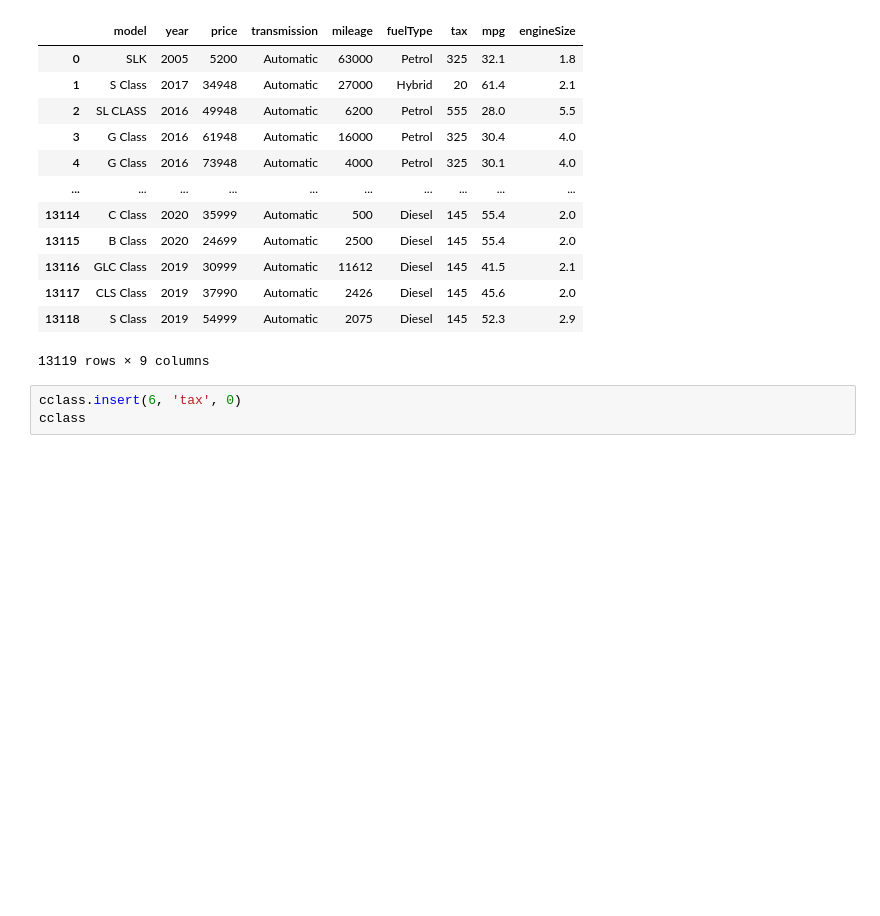
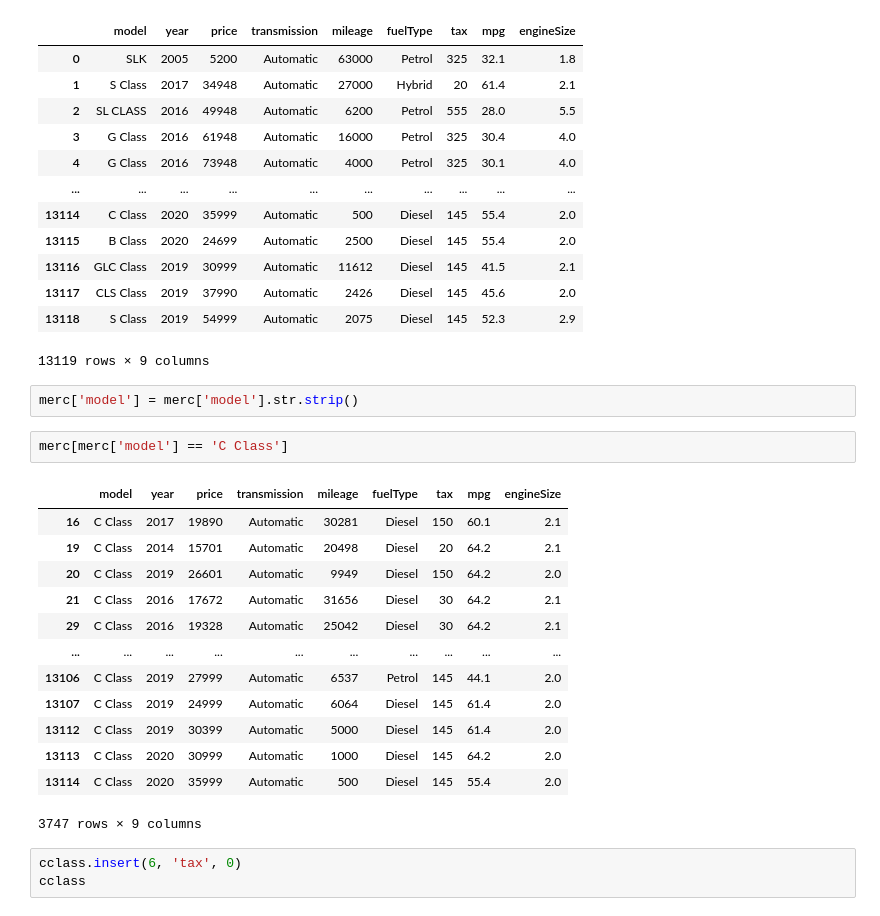
Before and after one commit to d-widyantama/ML-Regression-UsedCarsPrediction-finpro-alpha, a Jupyter notebook: 1-Data Preparation.ipynb, the cells around one changed output. Drawn from its saved outputs; the diff is of its cells as text; blank space fills up the shorter version.

```diff
--- a/1-Data Preparation.ipynb
+++ b/1-Data Preparation.ipynb
@@ -133,6 +133,24 @@ merc
 | 13117 | CLS Class | 2019 | 37990 | Automatic | 2426 | Diesel | 145 | 45.6 | 2.0 |
 | 13118 | S Class | 2019 | 54999 | Automatic | 2075 | Diesel | 145 | 52.3 | 2.9 |
 13119 rows × 9 columns
+# %%
+merc['model'] = merc['model'].str.strip()
+# %%
+merc[merc['model'] == 'C Class']
+# %% [output]
+|  | model | year | price | transmission | mileage | fuelType | tax | mpg | engineSize |
+| 16 | C Class | 2017 | 19890 | Automatic | 30281 | Diesel | 150 | 60.1 | 2.1 |
+| 19 | C Class | 2014 | 15701 | Automatic | 20498 | Diesel | 20 | 64.2 | 2.1 |
+| 20 | C Class | 2019 | 26601 | Automatic | 9949 | Diesel | 150 | 64.2 | 2.0 |
+| 21 | C Class | 2016 | 17672 | Automatic | 31656 | Diesel | 30 | 64.2 | 2.1 |
+| 29 | C Class | 2016 | 19328 | Automatic | 25042 | Diesel | 30 | 64.2 | 2.1 |
+| ... | ... | ... | ... | ... | ... | ... | ... | ... | ... |
+| 13106 | C Class | 2019 | 27999 | Automatic | 6537 | Petrol | 145 | 44.1 | 2.0 |
+| 13107 | C Class | 2019 | 24999 | Automatic | 6064 | Diesel | 145 | 61.4 | 2.0 |
+| 13112 | C Class | 2019 | 30399 | Automatic | 5000 | Diesel | 145 | 61.4 | 2.0 |
+| 13113 | C Class | 2020 | 30999 | Automatic | 1000 | Diesel | 145 | 64.2 | 2.0 |
+| 13114 | C Class | 2020 | 35999 | Automatic | 500 | Diesel | 145 | 55.4 | 2.0 |
+3747 rows × 9 columns
 # %%
 cclass.insert(6, 'tax', 0)
 cclass
```
Also changed, not shown: parts of 6 cells of this notebook.
